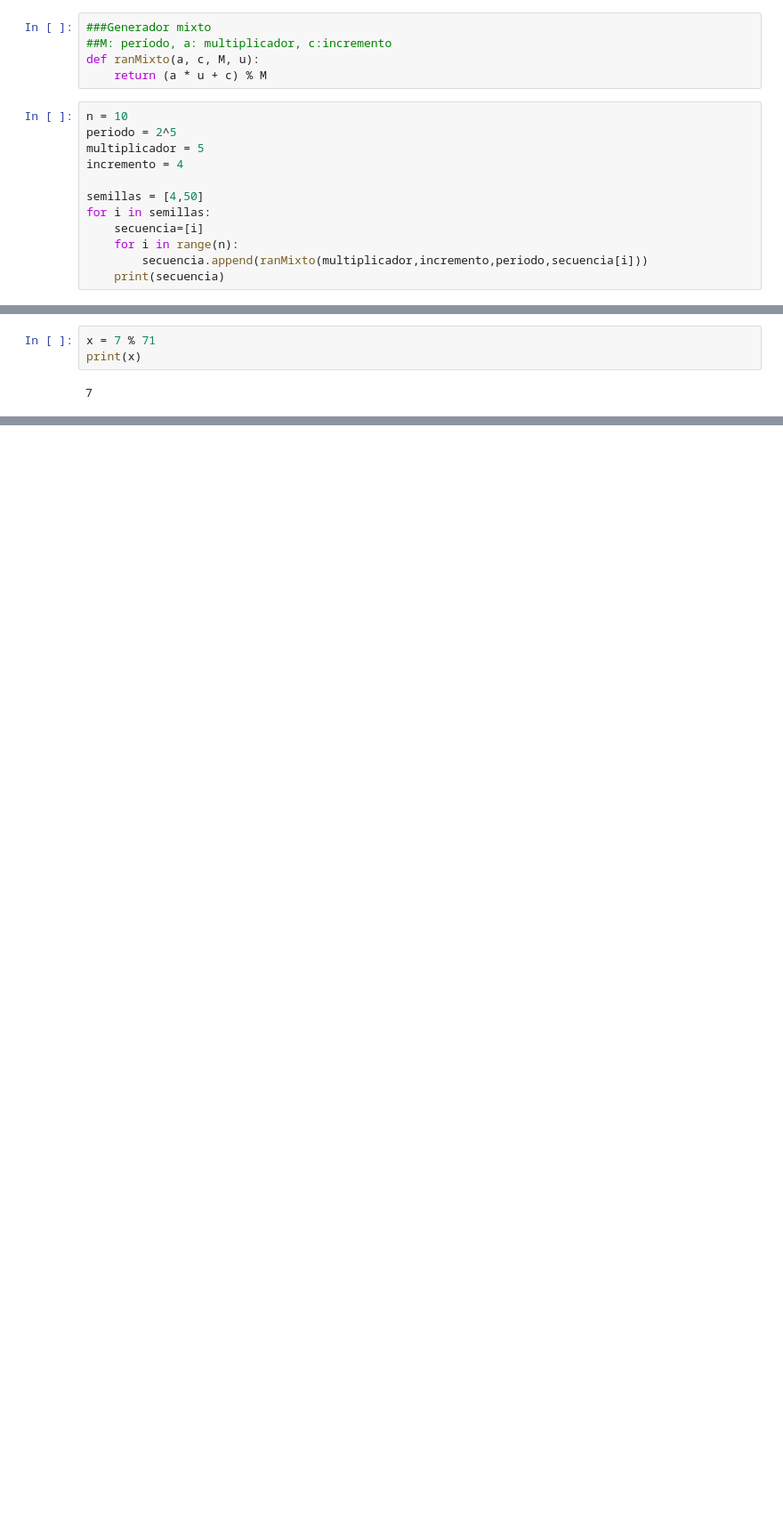
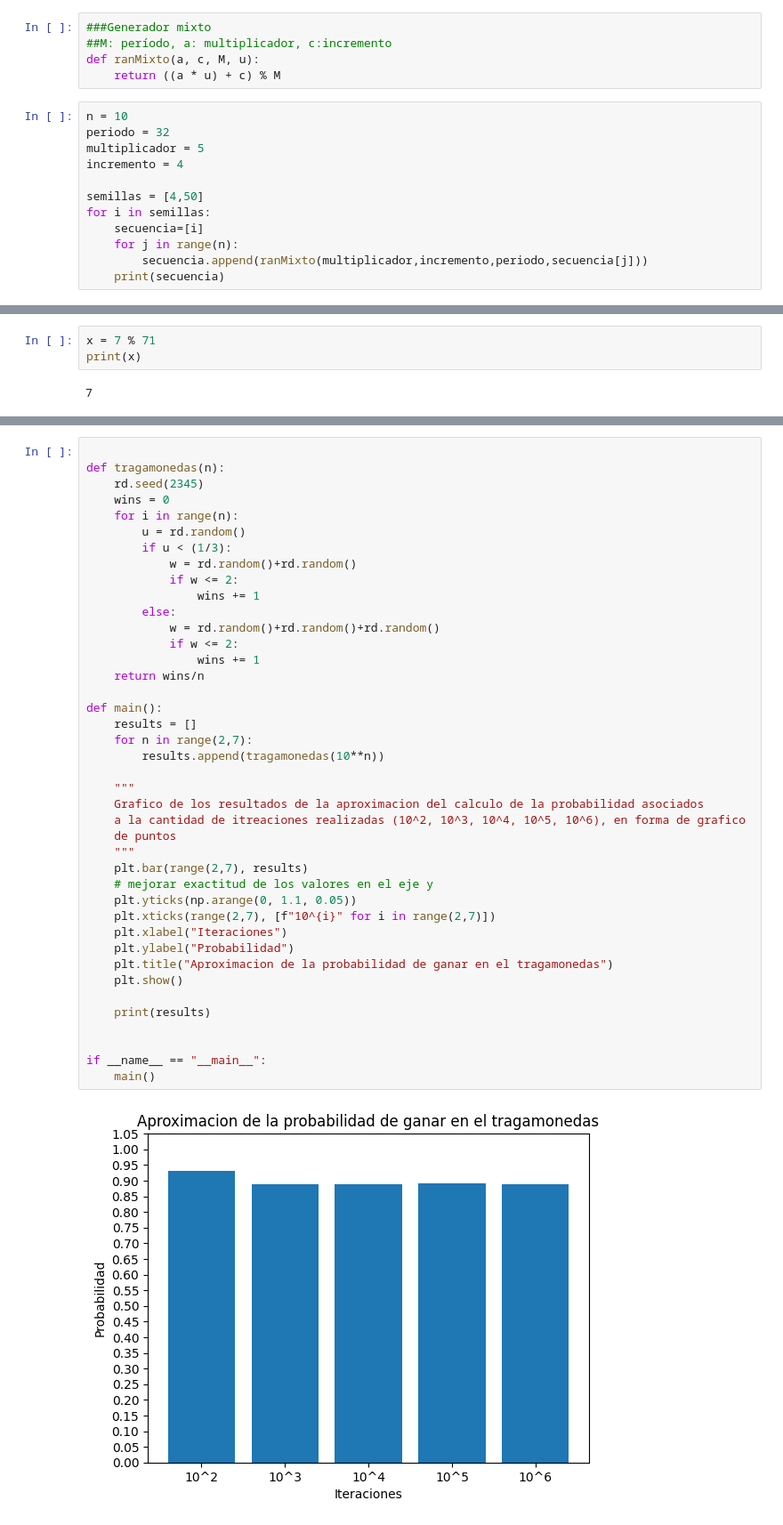
Before and after one commit to AdolfoBanchio/Famaf, a Jupyter notebook: 4to/Modelos y simulacion/Unidad 3-Numeros Aleatorios/practico3_resuelto.ipynb, the cells around one changed output, grey strips where cells are left out. Shown at 89% size. Cells and saved outputs as stored; diff of their text form; blank space fills up the shorter version.

```diff
--- a/4to/Modelos y simulacion/Unidad 3-Numeros Aleatorios/practico3_resuelto.ipynb
+++ b/4to/Modelos y simulacion/Unidad 3-Numeros Aleatorios/practico3_resuelto.ipynb
@@ -42,17 +43,17 @@ for i in  semillas:
 ###Generador mixto
 ##M: período, a: multiplicador, c:incremento
 def ranMixto(a, c, M, u):
-    return (a * u + c) % M
+    return ((a * u) + c) % M
 # %%
 n = 10
-periodo = 2^5
+periodo = 32
 multiplicador = 5
 incremento = 4
 
 semillas = [4,50]
 for i in semillas:
     secuencia=[i]
-    for i in range(n):
-        secuencia.append(ranMixto(multiplicador,incremento,periodo,secuencia[i]))
+    for j in range(n):
+        secuencia.append(ranMixto(multiplicador,incremento,periodo,secuencia[j]))
     print(secuencia)
 # %% [output]
@@ -94,0 +98,43 @@ print(x)
+# %%
+
+def tragamonedas(n):
+    rd.seed(2345)
+    wins = 0
+    for i in range(n):
+        u = rd.random()
+        if u < (1/3):
+            w = rd.random()+rd.random()
+            if w <= 2:
+                wins += 1
+        else:
+            w = rd.random()+rd.random()+rd.random()
+            if w <= 2:
+                wins += 1
+    return wins/n
+
+def main():
+    results = []
+    for n in range(2,7):
+        results.append(tragamonedas(10**n))
+
+    """
+    Grafico de los resultados de la aproximacion del calculo de la probabilidad asociados
+    a la cantidad de itreaciones realizadas (10^2, 10^3, 10^4, 10^5, 10^6), en forma de grafico
+    de puntos
+    """
+    plt.bar(range(2,7), results)
+    # mejorar exactitud de los valores en el eje y
+    plt.yticks(np.arange(0, 1.1, 0.05))
+    plt.xticks(range(2,7), [f"10^{i}" for i in range(2,7)])
+    plt.xlabel("Iteraciones")
+    plt.ylabel("Probabilidad")
+    plt.title("Aproximacion de la probabilidad de ganar en el tragamonedas")
+    plt.show()
+
+    print(results)
+
+
+if __name__ == "__main__":
+    main()
+# %% [output]
+[figure, added]
```
Also changed, not shown: parts of 10 cells of this notebook, 2 other files.
